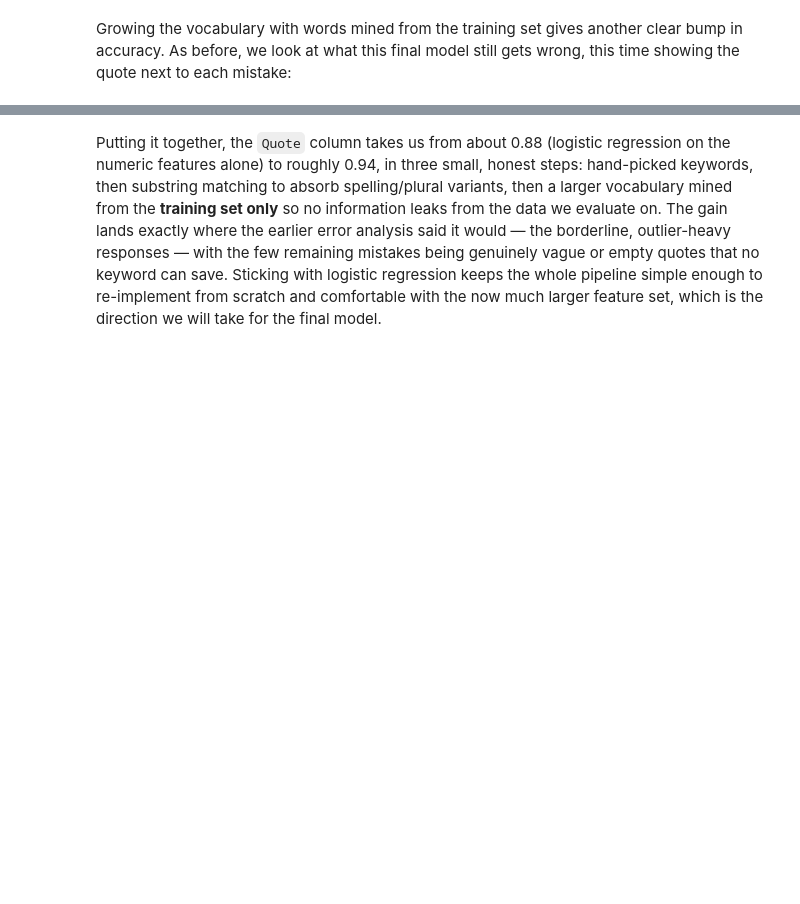
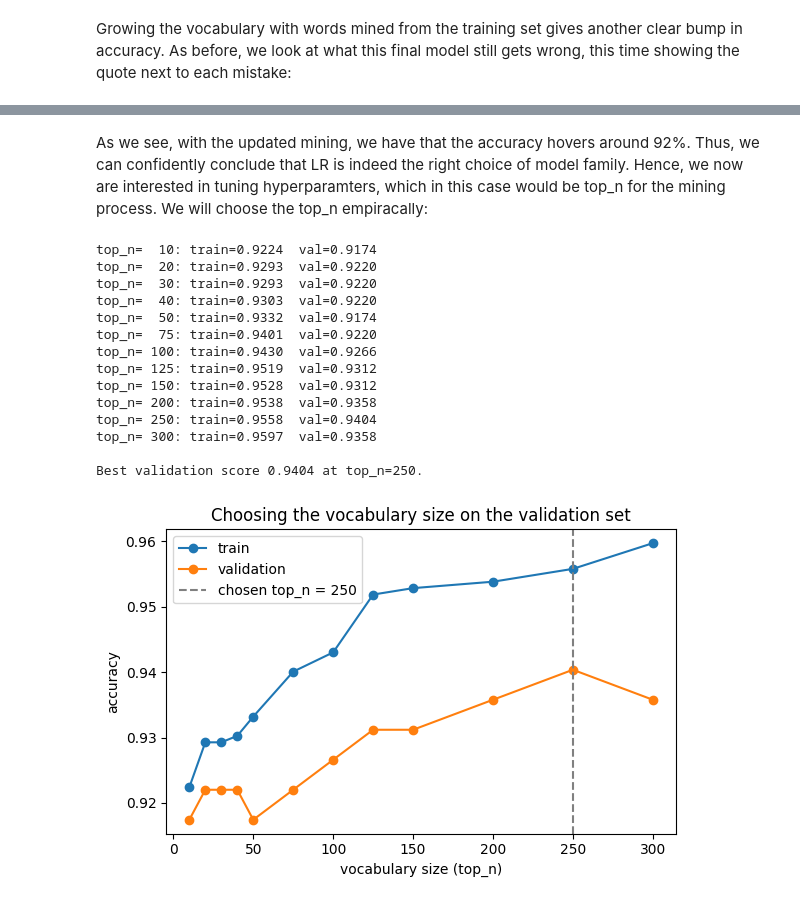
Before and after one commit to alxkaminsky/City-Predictor, a Jupyter notebook: sample.ipynb, the cells around one changed output, grey strips where cells are left out. Saved outputs shown, nothing was run; the diff lists cells and outputs as text; code cells hidden in the pictures; blank space fills up the shorter version.

```diff
--- a/sample.ipynb
+++ b/sample.ipynb
@@ -676,7 +608,63 @@ Of the 21 points the numeric MLP missed, the quote features fix 11 (and break 5)
-# %% [markdown]
-Putting it together, the `Quote` column takes us from about 0.88 (logistic regression on the numeric features alone) to roughly 0.94, in three small,
-honest steps: hand-picked keywords, then substring matching to absorb spelling/plural variants, then a larger vocabulary mined from the **training set
-only** so no information leaks from the data we evaluate on. The gain lands exactly where the earlier error analysis said it would &mdash; the borderline,
-outlier-heavy responses &mdash; with the few remaining mistakes being genuinely vague or empty quotes that no keyword can save. Sticking with logistic
-regression keeps the whole pipeline simple enough to re-implement from scratch and comfortable with the now much larger feature set, which is the
-direction we will take for the final model.
+# %% [markdown]
+As we see, with the updated mining, we have that the accuracy hovers around 92%. Thus, we can confidently conclude that LR is indeed the right choice of model family. Hence, we now
+are interested in tuning hyperparamters, which in this case would be top_n for the mining process. We will choose the top_n empiracally:
+# %%
+def build_all_vocabs(top_ns,
+                     q_train=q_train, q_valid=q_valid,
+                     X_train=X_train, t_train=t_train,
+                     X_valid=X_valid, t_valid=t_valid):
+    """Same train then validate pattern as the decision-tree and MLP grid searches, but
+    here the hyperparameter is the vocabulary size `top_n`. For each size we mine that
+    many words from the TRAINING quotes only, append the 0/1 keyword features, fit
+    logistic regression, and record the training and validation accuracies. Only the
+    training quotes are read when the vocabulary is built, so validation never leaks in.
+
+    Returns out[top_n] = {'train': ..., 'val': ...}."""
+    out = {}
+    for n in top_ns:
+        vocab = top_words(q_train, n)
+        Xtr = np.hstack([X_train, keyword_features(q_train, vocab, whole_word=False)])
+        Xva = np.hstack([X_valid, keyword_features(q_valid, vocab, whole_word=False)])
+        lr = LogisticRegression(max_iter=3000).fit(Xtr, t_train)
+        out[n] = {'train': lr.score(Xtr, t_train), 'val': lr.score(Xva, t_valid)}
+    return out
+
+
+# Sweep the vocabulary size and choose it purely on validation accuracy. The test set is
+# left untouched until we score the chosen model in the next cell.
+top_ns = [10, 20, 30, 40, 50, 75, 100, 125, 150, 200, 250, 300]
+res = build_all_vocabs(top_ns)
+n_max, max_val = None, 0
+for n in top_ns:
+    print(f"top_n={n:>4}: train={res[n]['train']:.4f}  val={res[n]['val']:.4f}")
+    if res[n]['val'] > max_val:
+        max_val, n_max = res[n]['val'], n
+print(f"\nBest validation score {max_val:.4f} at top_n={n_max}.")
+
+# The picture is clearer as a plot
+plt.figure(figsize=(6, 4))
+plt.plot(top_ns, [res[n]['train'] for n in top_ns], marker='o', label='train')
+plt.plot(top_ns, [res[n]['val'] for n in top_ns], marker='o', label='validation')
+plt.axvline(n_max, color='grey', linestyle='--', label=f'chosen top_n = {n_max}')
+plt.xlabel('vocabulary size (top_n)')
+plt.ylabel('accuracy')
+plt.title('Choosing the vocabulary size on the validation set')
+plt.legend()
+plt.tight_layout()
+plt.show()
+# %% [output]
+top_n=  10: train=0.9224  val=0.9174
+top_n=  20: train=0.9293  val=0.9220
+top_n=  30: train=0.9293  val=0.9220
+top_n=  40: train=0.9303  val=0.9220
+top_n=  50: train=0.9332  val=0.9174
+top_n=  75: train=0.9401  val=0.9220
+top_n= 100: train=0.9430  val=0.9266
+top_n= 125: train=0.9519  val=0.9312
+top_n= 150: train=0.9528  val=0.9312
+top_n= 200: train=0.9538  val=0.9358
+top_n= 250: train=0.9558  val=0.9404
+top_n= 300: train=0.9597  val=0.9358
+
+Best validation score 0.9404 at top_n=250.
+[figure, added]
```
Also changed, not shown: parts of 18 cells of this notebook.
